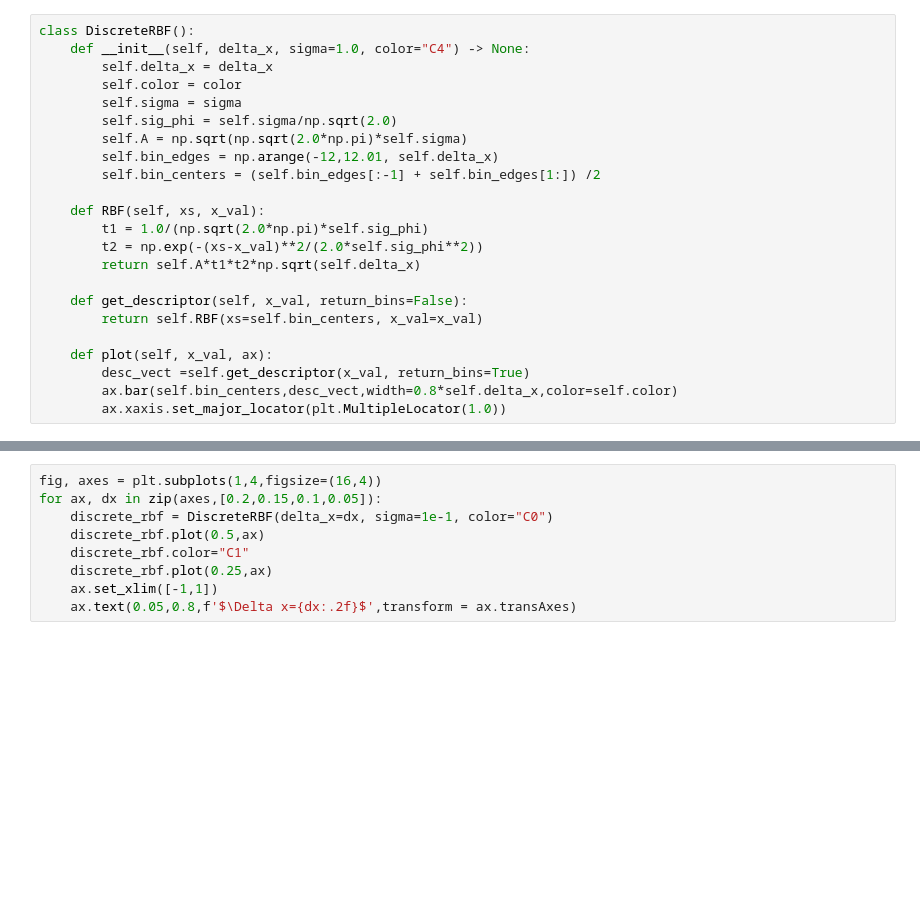
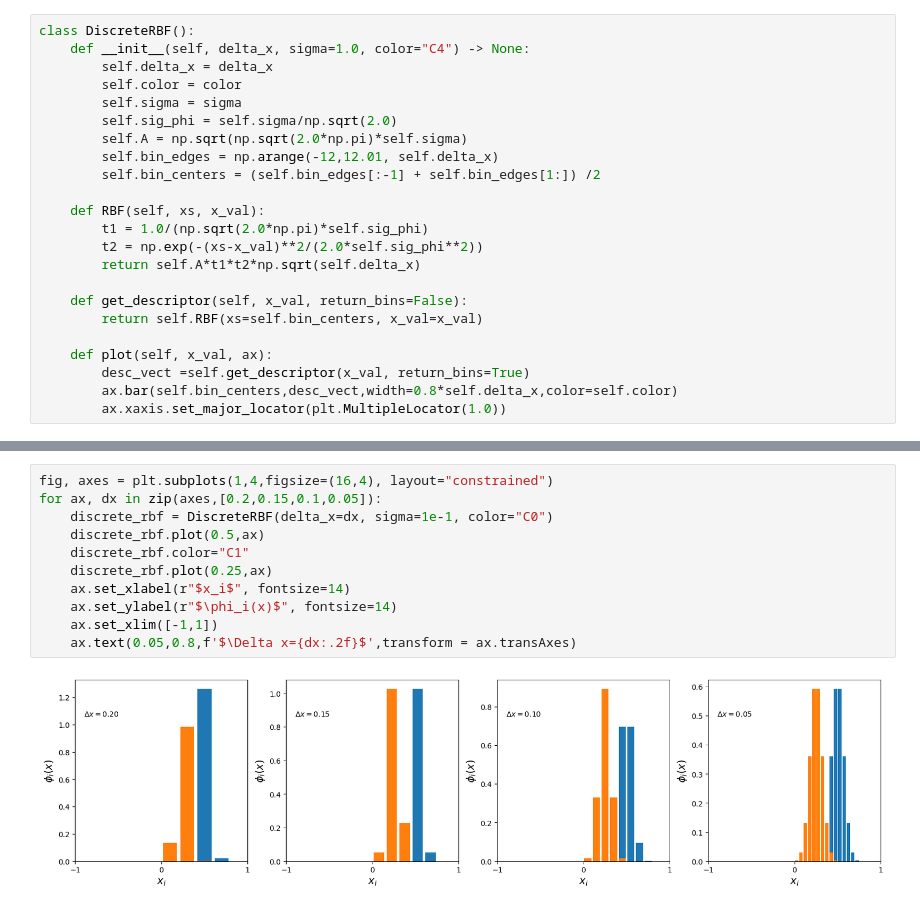
Before and after one commit to karsten3112/Computational-Physics, a Jupyter notebook: Week6/exercise33.ipynb, the cells around one changed output, grey strips where cells are left out. Saved outputs shown, nothing was run; the diff lists cells and outputs as text; blank space fills up the shorter version.

```diff
--- a/Week6/exercise33.ipynb
+++ b/Week6/exercise33.ipynb
@@ -70,9 +93,13 @@ for dx in [0.1,0.02,0.02, 0.04, 0.008, 0.0016, 0.00032, 0.000064]:
 # %%
-fig, axes = plt.subplots(1,4,figsize=(16,4))
+fig, axes = plt.subplots(1,4,figsize=(16,4), layout="constrained")
 for ax, dx in zip(axes,[0.2,0.15,0.1,0.05]):
     discrete_rbf = DiscreteRBF(delta_x=dx, sigma=1e-1, color="C0")
     discrete_rbf.plot(0.5,ax)
     discrete_rbf.color="C1"
     discrete_rbf.plot(0.25,ax)
+    ax.set_xlabel(r"$x_i$", fontsize=14)
+    ax.set_ylabel(r"$\phi_i(x)$", fontsize=14)
     ax.set_xlim([-1,1])
     ax.text(0.05,0.8,f'$\Delta x={dx:.2f}$',transform = ax.transAxes)
+# %% [output]
+[figure, added]
```
Also changed, not shown: parts of 4 cells of this notebook, 2 other files.
